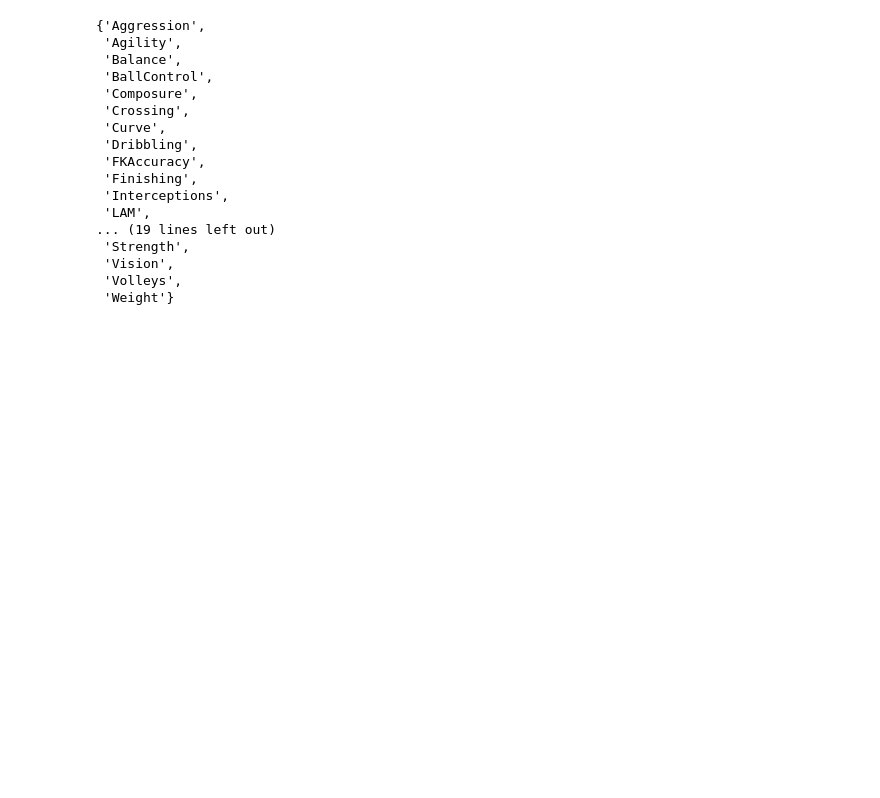
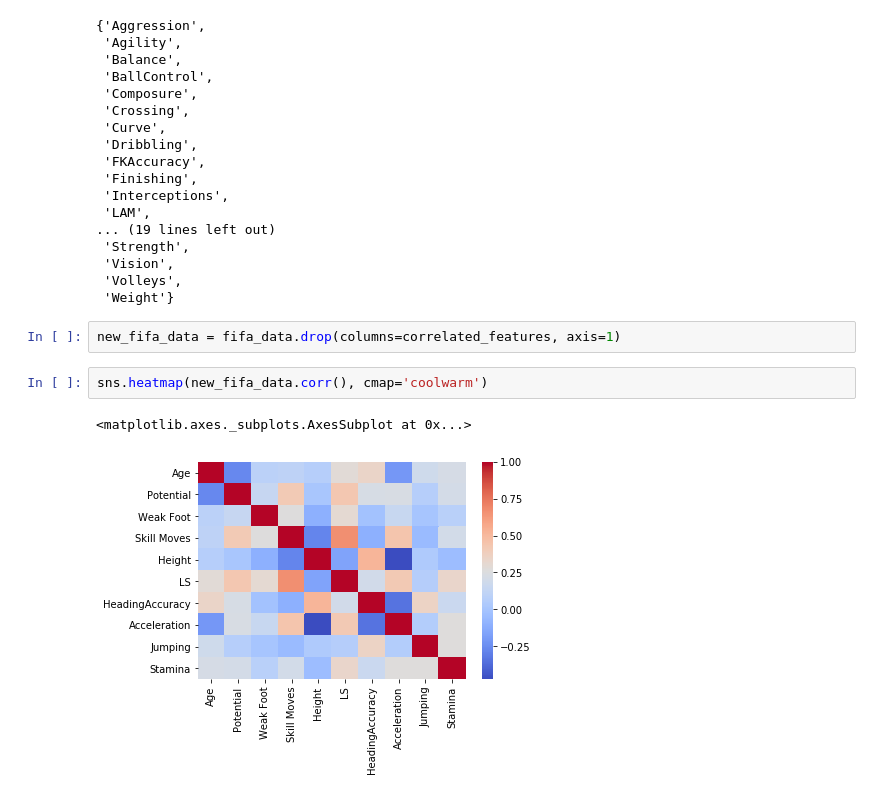
Before and after one commit to mikitachab/football-manager-ml-support, a Jupyter notebook: football-manager-part-2-[PL].ipynb, the cells around one changed output. Cells and saved outputs as stored; diff of their text form; blank space fills up the shorter version.

```diff
--- a/football-manager-part-2-[PL].ipynb
+++ b/football-manager-part-2-[PL].ipynb
@@ -178,3 +178,10 @@ correlated_features
  'Vision',
  'Volleys',
  'Weight'}
+# %%
+new_fifa_data = fifa_data.drop(columns=correlated_features, axis=1)
+# %%
+sns.heatmap(new_fifa_data.corr(), cmap='coolwarm')
+# %% [output]
+<matplotlib.axes._subplots.AxesSubplot at 0x...>
+[figure, added]
```
Also changed, not shown: parts of 20 cells of this notebook.
